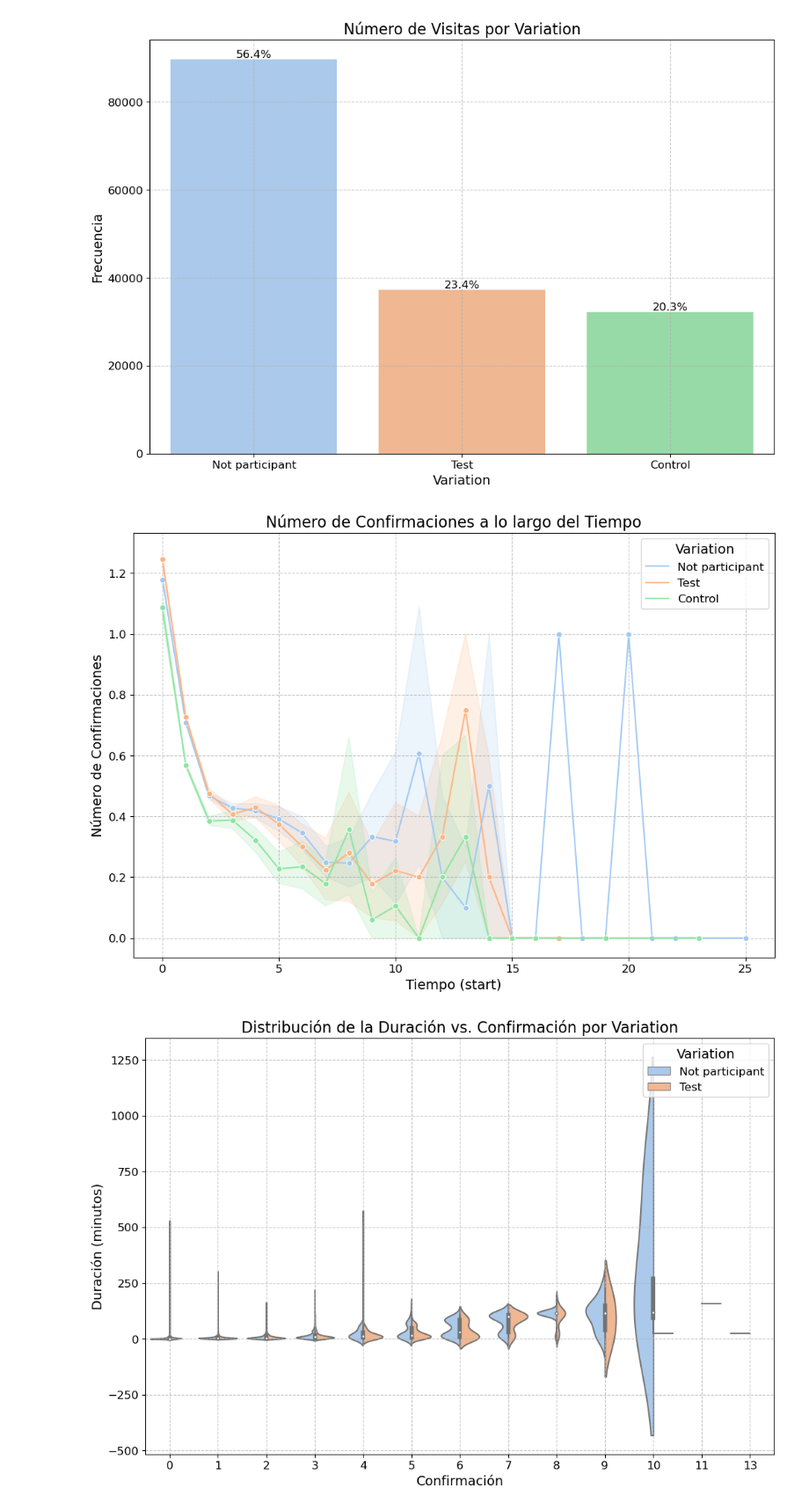
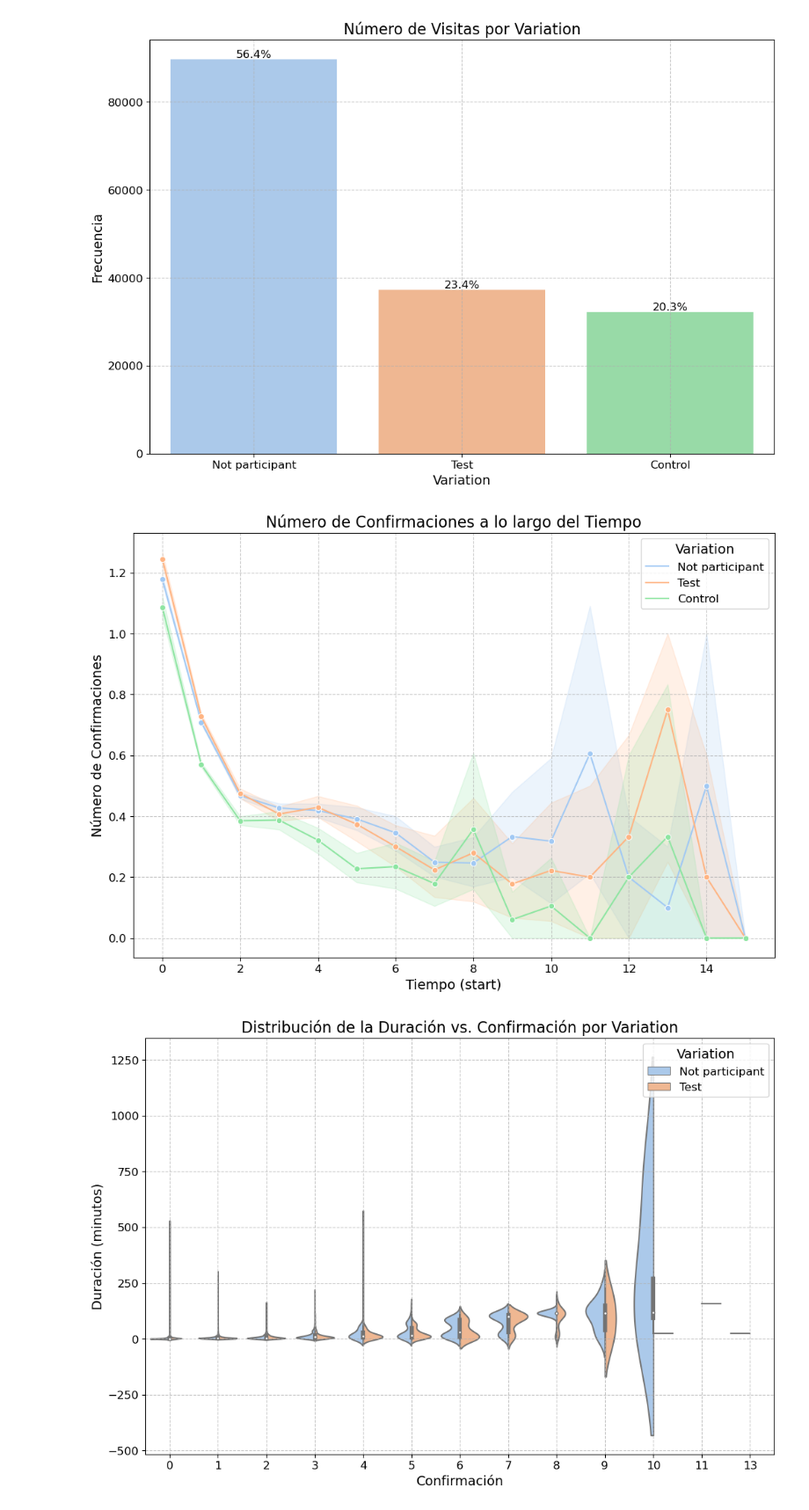
Before and after one commit to datasilvia/Statistics-project, a Jupyter notebook: visulizaciones.ipynb, the cells around one changed output. Shown at 88% size. Saved outputs shown, nothing was run; the diff lists cells and outputs as text; code cells hidden in the pictures.

```diff
--- a/visulizaciones.ipynb
+++ b/visulizaciones.ipynb
@@ -216,19 +224,22 @@ plt.show()
 # %% [output]
 [figure]
 # %%
+# Filtrar el dataframe para incluir solo datos con tiempo <= 15
+df_webdata_filtered = df_webdata[df_webdata['start'] <= 15]
+
 # Gráfico de líneas del número de confirmaciones a lo largo del tiempo
 plt.figure(figsize=(12, 8))
-sns.lineplot(data=df_webdata, x='start', y='confirm', hue='variation', marker='o', palette='pastel')
+sns.lineplot(data=df_webdata_filtered, x='start', y='confirm', hue='variation', marker='o', palette='pastel')
 plt.title('Número de Confirmaciones a lo largo del Tiempo', fontsize=16)
 plt.xlabel('Tiempo (start)', fontsize=14)
 plt.ylabel('Número de Confirmaciones', fontsize=14)
 plt.xticks(fontsize=12)
 plt.yticks(fontsize=12)
 plt.grid(True, linestyle='--', alpha=0.7)
 plt.legend(title='Variation', fontsize=12, title_fontsize=14)
 plt.show()
 # %% [output]
-[figure, old version]
+[figure, new version]
 # %%
 # Filtrar el dataframe para incluir solo dos niveles de 'variation'
 filtered_df = df_webdata[df_webdata['variation'].isin(df_webdata['variation'].unique()[:2])]
```
Also changed, not shown: parts of 3 cells of this notebook.
